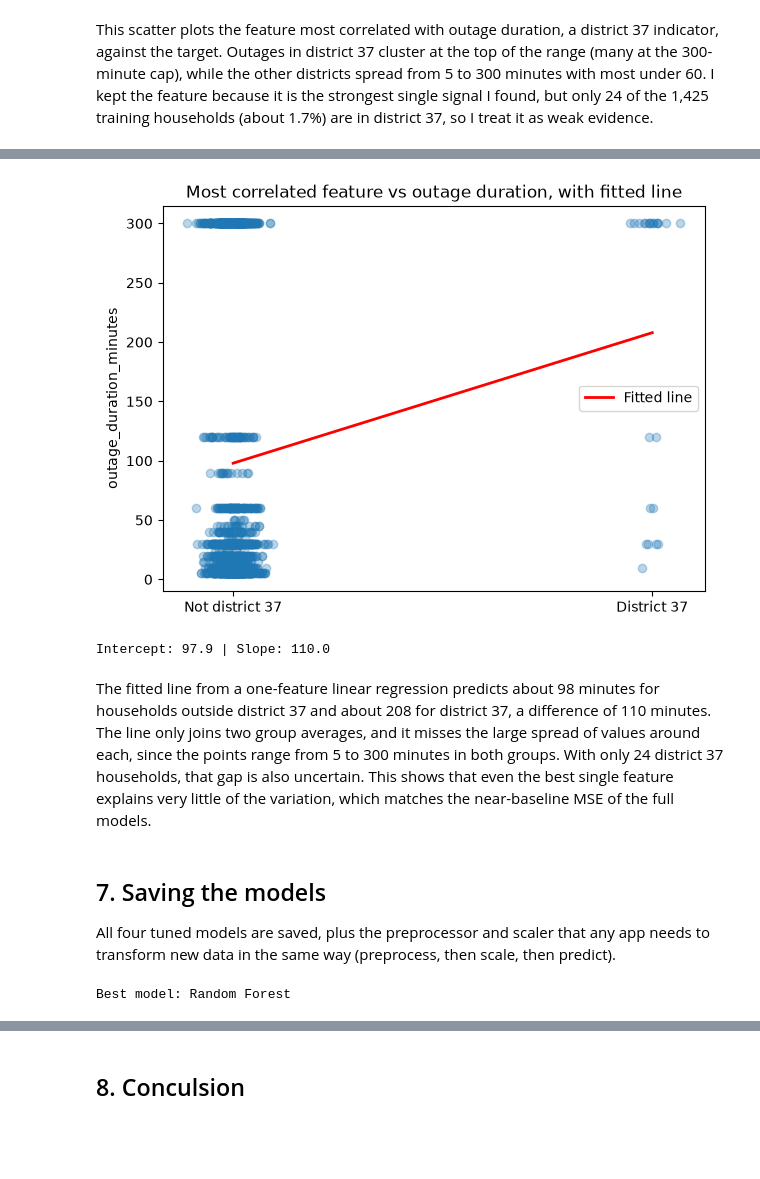
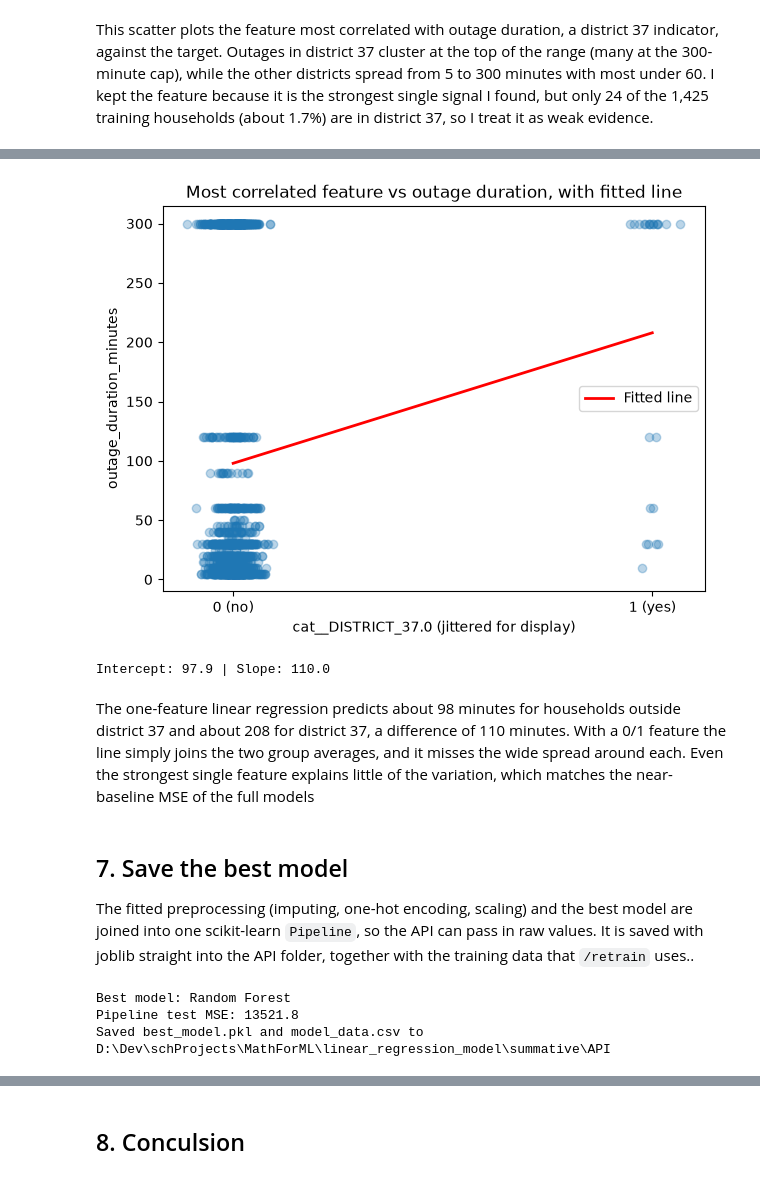
Before and after one commit to Abigail-Salem-Tendo/linear_regression_model, a Jupyter notebook: summative/linear_regression/multivariate.ipynb, the cells around one changed output, grey strips where cells are left out. Saved outputs shown, nothing was run; the diff lists cells and outputs as text; code cells hidden in the pictures; blank space fills up the shorter version.

```diff
--- a/summative/linear_regression/multivariate.ipynb
+++ b/summative/linear_regression/multivariate.ipynb
@@ -75,0 +66,3 @@ Name: count, dtype: int64
+# %%
+outage_households = connected_to_grid[connected_to_grid["C032B_UNITY"].notna()].copy()
+print("Grid connected households with a duration unit:", len(outage_households))
@@ -280,13 +228,13 @@ Cells `C006` and `C031B` are numeric columns because they record the number of y
 ## 4. Data Preparation
 I am using an 80/20 split for the data so 80% will be used to train and 20% of the data will be used to test. I replaced the `888` values in the `C038` columns since it is the only column in our target that has the value `888`.
 # %%
-X = target_df[selected_features].copy()
-y = target_df[target_col]
+X = outage_households[feature_columns].copy()
+y = outage_households[target_col]
 
-X["C038"] = X["C038"].replace(888, np.nan)   # 888 = "don't know" -> missing
+X["C038"] = X["C038"].replace(888, np.nan)   # 888 = "don't know" is treated as missing
 
 X_train, X_test, y_train, y_test = train_test_split(
     X, y, test_size=0.2, random_state=42
 )
-print(X_train.shape, X_test.shape)
+print("Train:", X_train.shape, "Test:", X_test.shape)
 # %% [output]
@@ -549,15 +482,17 @@ The loss curve shows train and test MSE for SGDRegressor over 200 epochs, using
 # %%
-idx = list(feature_names).index(best_feat)
-x_tr = X_train_enc[:, idx].reshape(-1, 1)          # raw 0/1 values, train set
+feature_position = list(encoded_feature_names).index(most_correlated_feature)
+feature_values = X_train_encoded[:, [feature_position]]  # unscaled 0/1 values, train set
 
-rng = np.random.default_rng(42)
-x_jit = x_tr.ravel() + rng.normal(0, 0.03, len(x_tr))   # jitter for display only
+random_generator = np.random.default_rng(42)
+jittered_values = feature_values.ravel() + random_generator.normal(0, 0.03, len(feature_values))
 
 plt.figure(figsize=(7, 5))
-plt.scatter(x_jit, y_train, alpha=0.3)
-plt.xticks([0, 1], ["Not district 37", "District 37"])
-plt.ylabel("outage_duration_minutes")
+plt.scatter(jittered_values, y_train, alpha=0.3)
+plt.xticks([0, 1], ["0 (no)", "1 (yes)"])
+plt.xlabel(f"{most_correlated_feature} (jittered for display)")
+plt.ylabel(target_col)
 plt.title("Most correlated feature vs outage duration (train set)")
 plt.show()
-print("District 37 households in train:", int(x_tr.sum()), "of", len(x_tr))
+
+print("Training households where it is 1:", int(feature_values.sum()), "of", len(feature_values))
 # %% [output]
@@ -570,37 +505,45 @@ This scatter plots the feature most correlated with outage duration, a district
 # %%
-lr_one = LinearRegression().fit(x_tr, y_train)      # one-feature model, for this plot only
+one_feature_model = LinearRegression().fit(feature_values, y_train)  # for this plot only
 
-xs = np.array([[0], [1]])
+line_x = np.array([[0], [1]])
 plt.figure(figsize=(7, 5))
-plt.scatter(x_jit, y_train, alpha=0.3)
-plt.plot(xs, lr_one.predict(xs), color="red", linewidth=2, label="Fitted line")
-plt.xticks([0, 1], ["Not district 37", "District 37"])
-plt.ylabel("outage_duration_minutes")
+plt.scatter(jittered_values, y_train, alpha=0.3)
+plt.plot(line_x, one_feature_model.predict(line_x), color="red", linewidth=2, label="Fitted line")
+plt.xticks([0, 1], ["0 (no)", "1 (yes)"])
+plt.xlabel(f"{most_correlated_feature} (jittered for display)")
+plt.ylabel(target_col)
 plt.title("Most correlated feature vs outage duration, with fitted line")
 plt.legend()
 plt.show()
 
-print("Intercept:", round(lr_one.intercept_, 1), "| Slope:", round(lr_one.coef_[0], 1))
+print("Intercept:", round(one_feature_model.intercept_, 1), "| Slope:", round(one_feature_model.coef_[0], 1))
 # %% [output]
-[figure, old version]
+[figure, new version]
 Intercept: 97.9 | Slope: 110.0
 # %% [markdown]
-The fitted line from a one-feature linear regression predicts about 98 minutes for households outside district 37 and about 208 for district 37, a difference of 110 minutes. The line only joins two group averages, and it misses the large spread of values around each, since the points range from 5 to 300 minutes in both groups. With only 24 district 37 households, that gap is also uncertain. This shows that even the best single feature explains very little of the variation, which matches the near-baseline MSE of the full models.
+The one-feature linear regression predicts about 98 minutes for households outside district 37 and about 208 for district 37, a difference of 110 minutes. With a 0/1 feature the line simply joins the two group averages, and it misses the wide spread around each. Even the strongest single feature explains little of the variation, which matches the near-baseline MSE of the full models
 # %% [markdown]
-## 7. Saving the models
-All four tuned models are saved, plus the preprocessor and scaler that any app needs to transform new data in the same way (preprocess, then scale, then predict).
+## 7. Save the best model
+The fitted preprocessing (imputing, one-hot encoding, scaling) and the best model are joined into one scikit-learn `Pipeline`, so the API can pass in raw values. It is saved with joblib straight into the API folder, together with the training data that `/retrain` uses..
 # %%
-os.makedirs("saved_models", exist_ok=True)
+# Join the fitted preprocessing with the best model, so the API can take raw inputs
+best_pipeline = Pipeline([
+    ("preprocess", preprocessor),
+    ("scaler", scaler),
+    ("model", final_models[best_model_name]),
+])
+print("Best model:", best_model_name)
+print("Pipeline test MSE:", round(mean_squared_error(y_test, best_pipeline.predict(X_test)), 1))
 
-for name, model in tuned_models.items():
-    joblib.dump(model, f"saved_models/{name.lower().replace(' ', '_')}.joblib")
+joblib.dump(best_pipeline, api_folder / "best_model.pkl")
 
-joblib.dump(preprocess, "saved_models/preprocess.joblib")
-joblib.dump(scaler, "saved_models/scaler.joblib")
-comparison.round(1).to_csv("saved_models/results_before_after.csv")
+# The API's /retrain endpoint refits on this data plus the uploaded rows
+model_data = X.copy()
+model_data[target_col] = y
+model_data.to_csv(api_folder / "model_data.csv", index=False)
 
-best_name = comparison.drop("Baseline (predict train mean)")["Test MSE (after)"].idxmin()
-joblib.dump(tuned_models[best_name], "saved_models/best_model.joblib")
-print("Best model:", best_name)
+print("Saved best_model.pkl and model_data.csv to", api_folder.resolve())
 # %% [output]
 Best model: Random Forest
+Pipeline test MSE: 13521.8
+Saved best_model.pkl and model_data.csv to D:\Dev\schProjects\MathForML\linear_regression_model\summative\API
```
Also changed, not shown: parts of 60 cells of this notebook, 2 other files.
